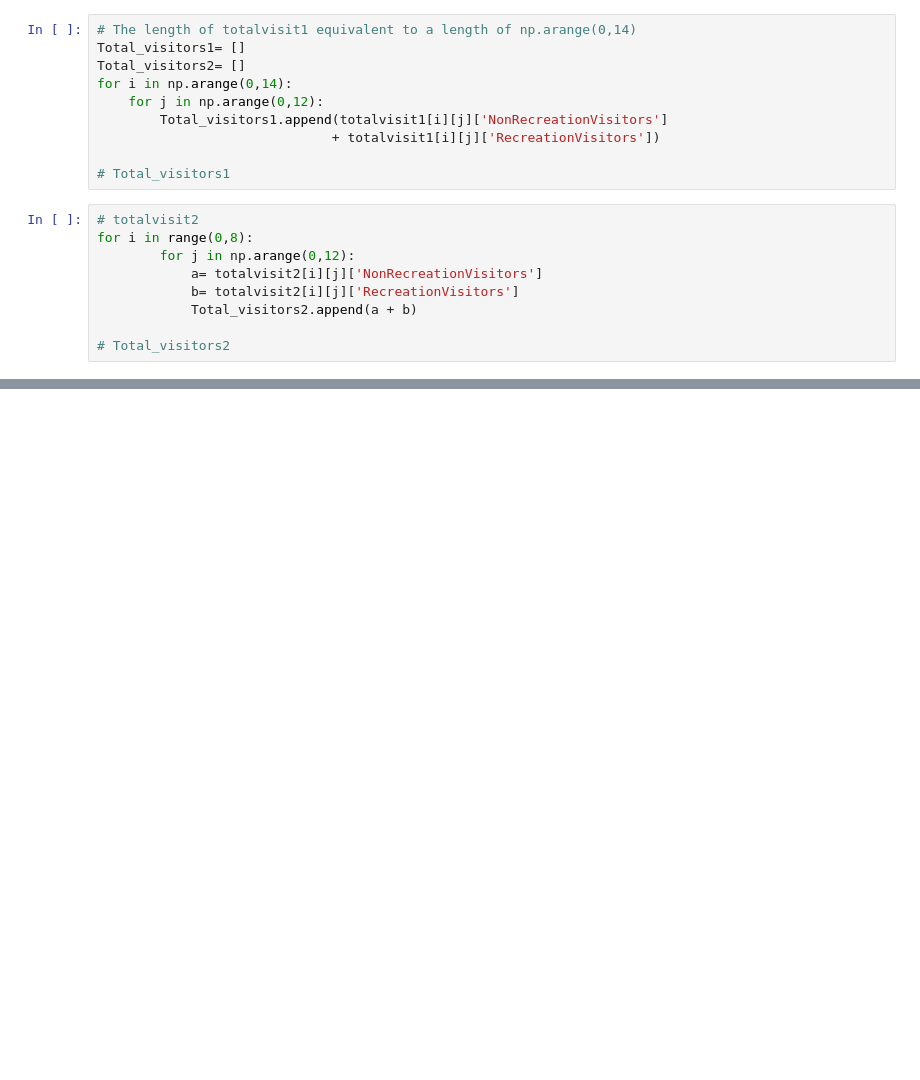
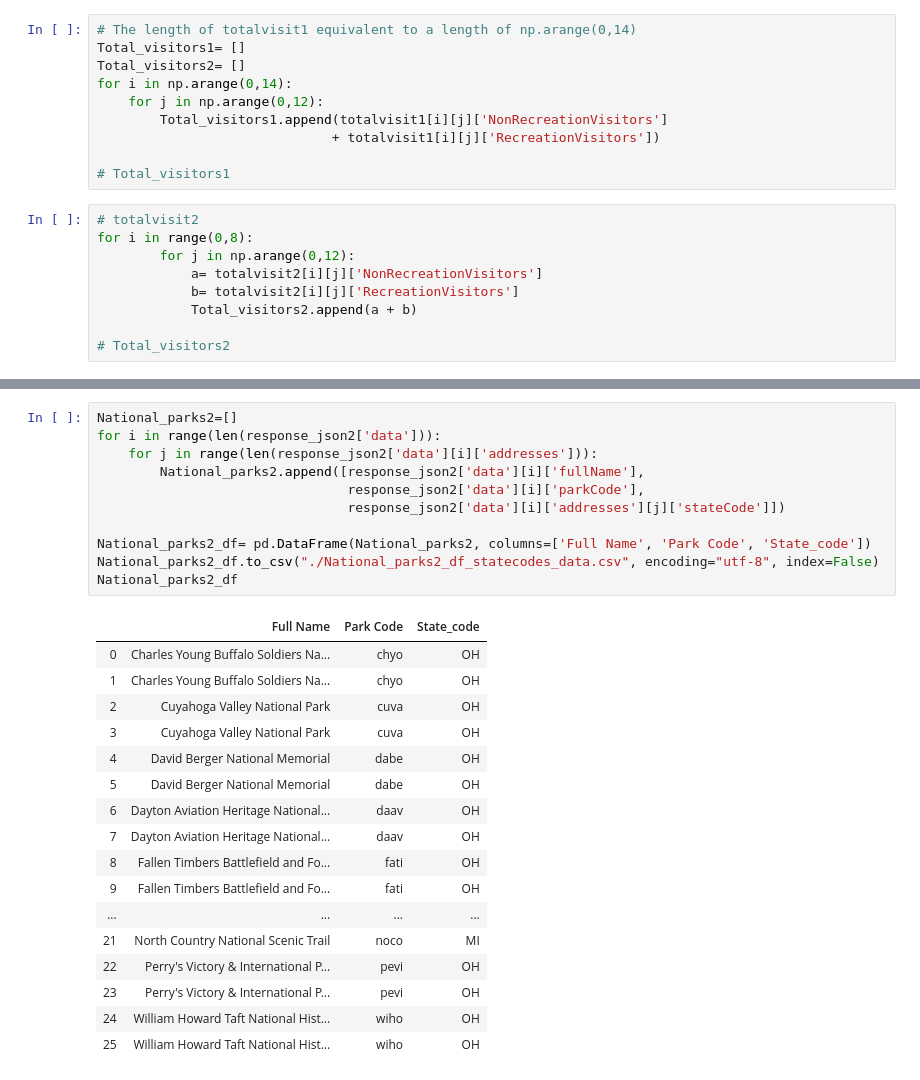
Before and after one commit to Eng-Hisham991/National_Park_Analysis, a Jupyter notebook: Northeast by Midwest .ipynb, the cells around one changed output, grey strips where cells are left out. Cells and saved outputs as stored; diff of their text form; blank space fills up the shorter version.

```diff
--- a/Northeast by Midwest .ipynb
+++ b/Northeast by Midwest .ipynb
@@ -148 +136,30 @@ Total_visitors1
+# %%
+National_parks2=[]
+for i in range(len(response_json2['data'])):
+    for j in range(len(response_json2['data'][i]['addresses'])):
+        National_parks2.append([response_json2['data'][i]['fullName'],
+                                response_json2['data'][i]['parkCode'],
+                                response_json2['data'][i]['addresses'][j]['stateCode']])
+
+National_parks2_df= pd.DataFrame(National_parks2, columns=['Full Name', 'Park Code', 'State_code'])
+National_parks2_df.to_csv("./National_parks2_df_statecodes_data.csv", encoding="utf-8", index=False)
+National_parks2_df
+# %% [output]
+|  | Full Name | Park Code | State_code |
+| 0 | Charles Young Buffalo Soldiers Na... | chyo | OH |
+| 1 | Charles Young Buffalo Soldiers Na... | chyo | OH |
+| 2 | Cuyahoga Valley National Park | cuva | OH |
+| 3 | Cuyahoga Valley National Park | cuva | OH |
+| 4 | David Berger National Memorial | dabe | OH |
+| 5 | David Berger National Memorial | dabe | OH |
+| 6 | Dayton Aviation Heritage National... | daav | OH |
+| 7 | Dayton Aviation Heritage National... | daav | OH |
+| 8 | Fallen Timbers Battlefield and Fo... | fati | OH |
+| 9 | Fallen Timbers Battlefield and Fo... | fati | OH |
+| ... | ... | ... | ... |
+| 21 | North Country National Scenic Trail | noco | MI |
+| 22 | Perry's Victory & International P... | pevi | OH |
+| 23 | Perry's Victory & International P... | pevi | OH |
+| 24 | William Howard Taft National Hist... | wiho | OH |
+| 25 | William Howard Taft National Hist... | wiho | OH |
 # %%
```
Also changed, not shown: parts of 18 cells of this notebook, 3 other files.
